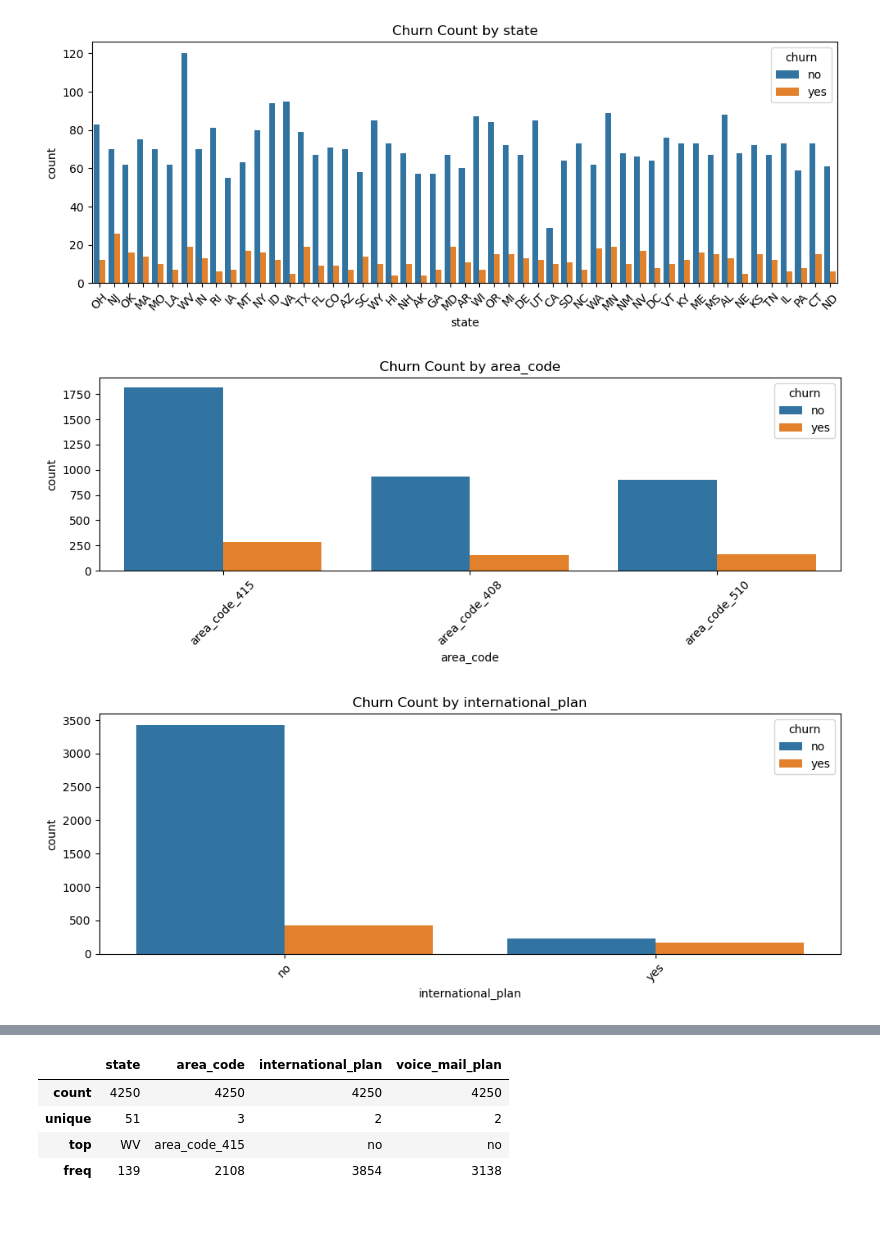
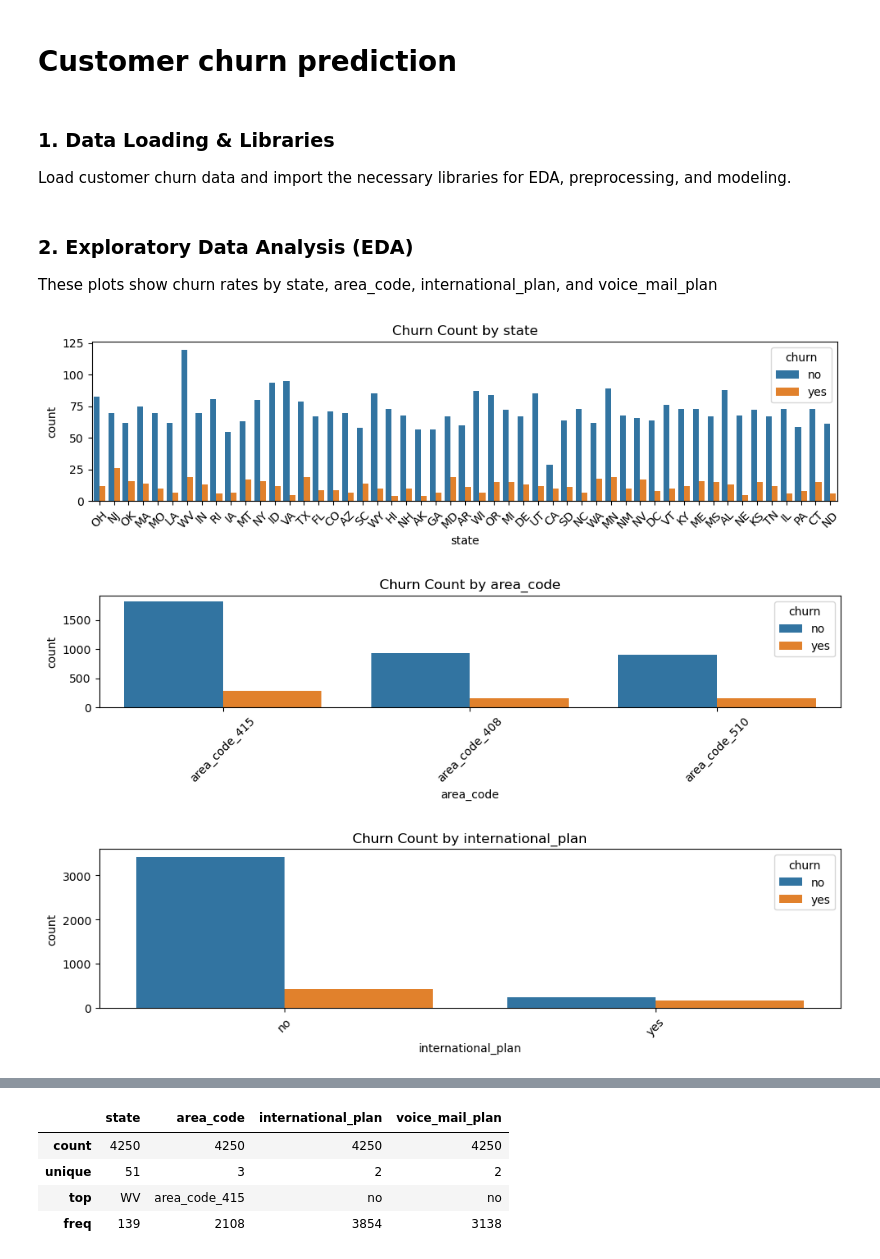
Before and after one commit to Asterios-Roumpas/Customer-churn-prediction, a Jupyter notebook: Customer churn prediction.ipynb, the cells around one changed output, grey strips where cells are left out. Drawn from its saved outputs; the diff is of its cells as text; code cells hidden in the pictures; blank space fills up the shorter version.

```diff
--- a/Customer churn prediction.ipynb
+++ b/Customer churn prediction.ipynb
@@ -1,3 +1,9 @@
+# %% [markdown]
+# Customer churn prediction
+# %% [markdown]
+### 1. Data Loading & Libraries
+
+Load customer churn data and import the necessary libraries for EDA, preprocessing, and modeling.
 # %%
 import pandas as pd
 import numpy as np
@@ -13,18 +19,22 @@ from xgboost import XGBClassifier
 # %%
 train = pd.read_csv("/Users/strou/OneDrive - LUT University/GitHub/train.csv")
 test = pd.read_csv("/Users/strou/OneDrive - LUT University/GitHub/test.csv")
+# %% [markdown]
+### 2. Exploratory Data Analysis (EDA)
+
+   These plots show churn rates by state, area_code, international_plan, and voice_mail_plan
 # %%
 
 categorical_vars = ['state', 'area_code', 'international_plan', 'voice_mail_plan']
 
 for var in categorical_vars:
-    plt.figure(figsize=(10, 4))
+    plt.figure(figsize=(10, 3))
     sns.countplot(x=var, hue='churn', data=train)
     plt.title(f'Churn Count by {var}')
     plt.xticks(rotation=45)
     plt.tight_layout()
     plt.show()
 # %% [output]
-[figure, old version]
+[figure, new version]
-[figure, old version]
+[figure, new version]
-[figure, old version]
+[figure, new version]
```
Also changed, not shown: parts of 23 cells of this notebook.
